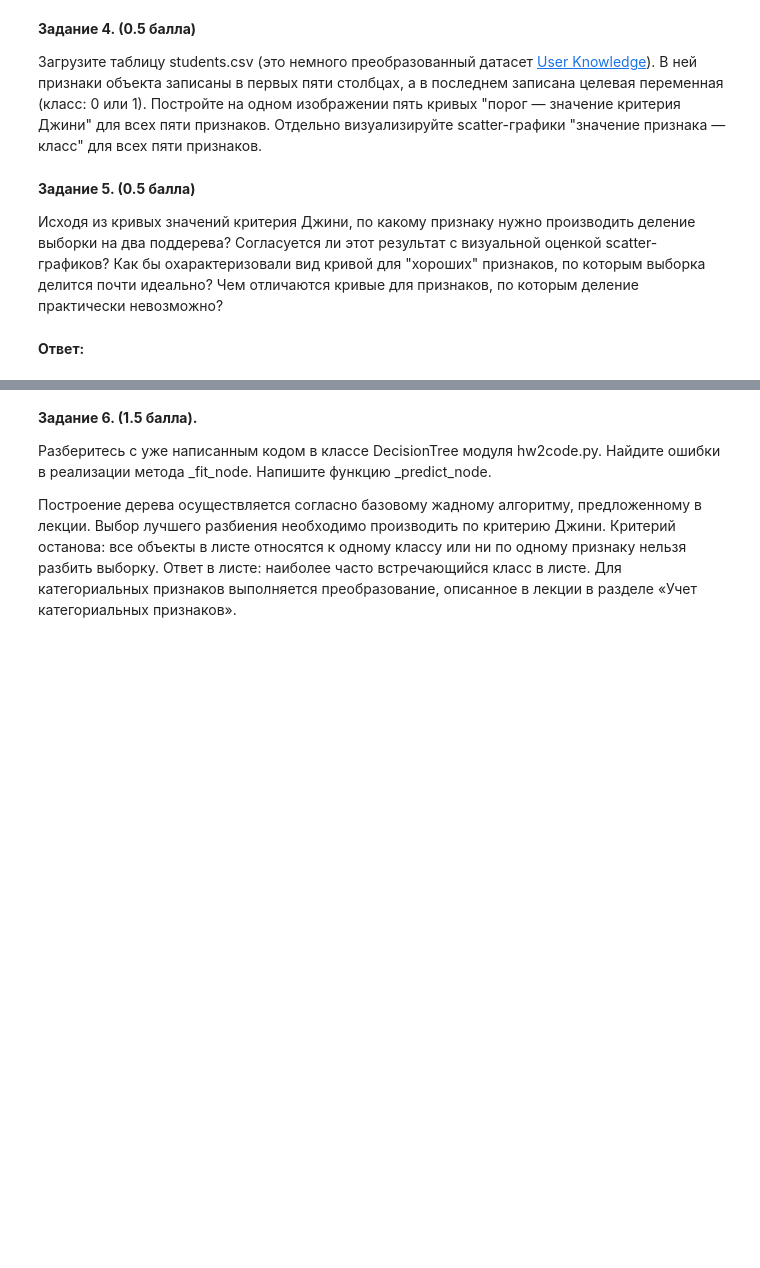
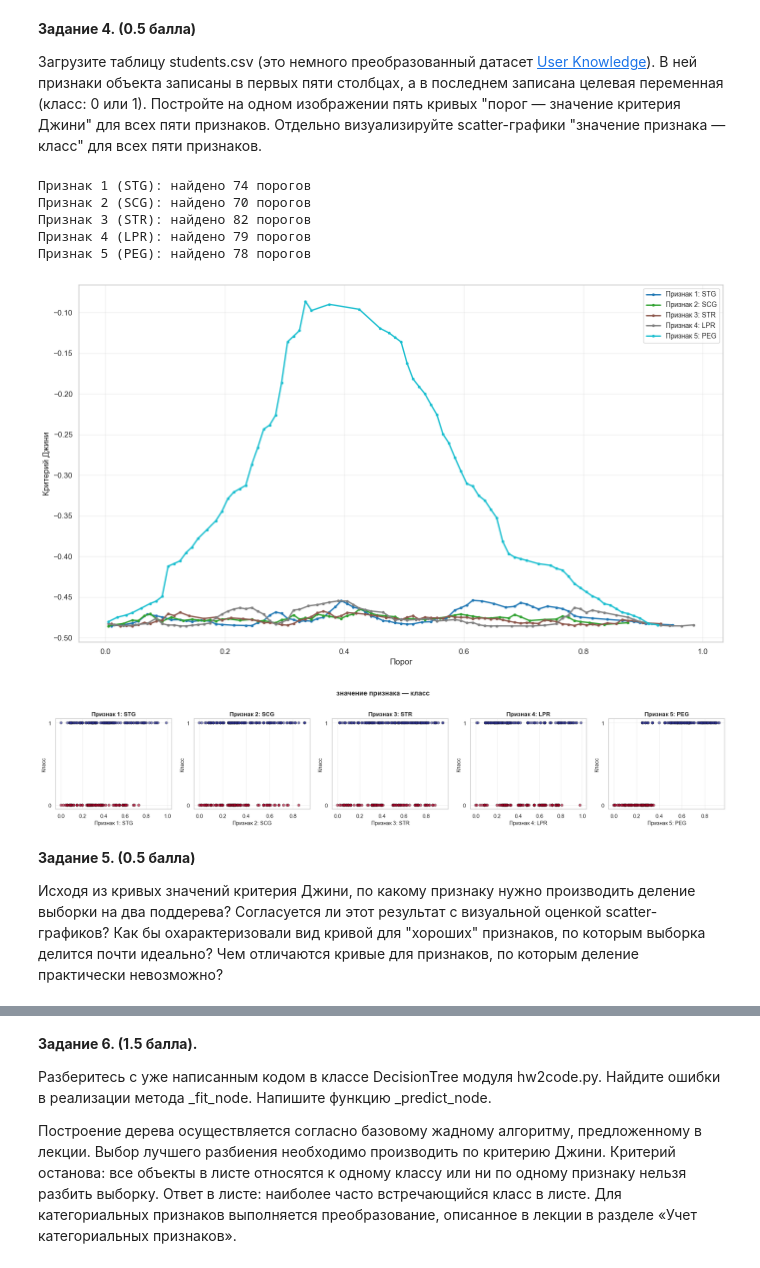
Before and after one commit to GoldGlaid/ml, a Jupyter notebook: 3. hw2/hw2-trees.ipynb, the cells around one changed output, grey strips where cells are left out. Cells and saved outputs as stored; diff of their text form; code cells hidden in the pictures; blank space fills up the shorter version.

```diff
--- a/3. hw2/hw2-trees.ipynb
+++ b/3. hw2/hw2-trees.ipynb
@@ -150,6 +180,78 @@ __Задание 4. (0.5 балла)__
+# %%
+from hw2code import find_best_split
+import pandas as pd
+import numpy as np
+import matplotlib.pyplot as plt
+
+students_df = pd.read_csv('datasets/students.csv')
+
+feature_matrix = students_df.iloc[:, :5].values
+class_labels = students_df.iloc[:, -1].values
+feature_column_names = students_df.columns[:5].tolist()
+
+feature_analysis = {}
+
+for feature_index, feature_name in enumerate(feature_column_names):
+    current_feature = feature_matrix[:, feature_index]
+    thresholds_array, gini_scores, optimal_threshold, optimal_gini = find_best_split(current_feature, class_labels)
+
+    feature_analysis[feature_index] = {
+        'name': feature_name,
+        'thresholds': thresholds_array,
+        'gini_scores': gini_scores,
+        'feature_values': current_feature
+    }
+
+    print(f"Признак {feature_index+1} ({feature_name}): найдено {len(thresholds_array)} порогов")
+
+fig_gini, ax_gini = plt.subplots(figsize=(14, 8))
+color_map = plt.cm.tab10(np.linspace(0, 1, 5))
+
+for idx, (feature_index, analysis_data) in enumerate(feature_analysis.items()):
+    thresholds = analysis_data['thresholds']
+    gini_values = analysis_data['gini_scores']
+
+    if len(thresholds) > 0:
+        ax_gini.plot(thresholds, gini_values,
+                    label=f'Признак {feature_index+1}: {analysis_data["name"]}',
+                    color=color_map[idx], linewidth=2, marker='o', markersize=3)
+
+ax_gini.set_xlabel('Порог', fontsize=12)
+ax_gini.set_ylabel('Критерий Джини', fontsize=12)
+ax_gini.legend(loc='best', fontsize=10)
+ax_gini.grid(True, alpha=0.3)
+plt.tight_layout()
+plt.show()
+
+fig_scatter, axes_array = plt.subplots(1, 5, figsize=(20, 4))
+
+for feature_index, analysis_data in feature_analysis.items():
+    current_ax = axes_array[feature_index]
+    feature_vals = analysis_data['feature_values']
+
+    scatter_plot = current_ax.scatter(feature_vals, class_labels, c=class_labels,
+                                     cmap='RdYlBu', alpha=0.6, s=30,
+                                     edgecolors='black', linewidth=0.5)
+    current_ax.set_xlabel(f'Признак {feature_index+1}: {analysis_data["name"]}', fontsize=11)
+    current_ax.set_ylabel('Класс', fontsize=11)
+    current_ax.set_title(f'Признак {feature_index+1}: {analysis_data["name"]}',
+                        fontsize=12, fontweight='bold')
+    current_ax.set_yticks([0, 1])
+    current_ax.grid(True, alpha=0.3)
+
+fig_scatter.suptitle('значение признака — класс',
+                    fontsize=14, fontweight='bold', y=1.02)
+plt.tight_layout()
+plt.show()
+# %% [output]
+Признак 1 (STG): найдено 74 порогов
+Признак 2 (SCG): найдено 70 порогов
+Признак 3 (STR): найдено 82 порогов
+Признак 4 (LPR): найдено 79 порогов
+Признак 5 (PEG): найдено 78 порогов
+[figure, added]
+[figure, added]
 # %% [markdown]
 __Задание 5. (0.5 балла)__
 
 Исходя из кривых значений критерия Джини, по какому признаку нужно производить деление выборки на два поддерева? Согласуется ли этот результат с визуальной оценкой scatter-графиков? Как бы охарактеризовали вид кривой для "хороших" признаков, по которым выборка делится почти идеально? Чем отличаются кривые для признаков, по которым деление практически невозможно?
-# %% [markdown]
-**Ответ:**
```
Also changed, not shown: parts of 19 cells of this notebook, 2 other files.
